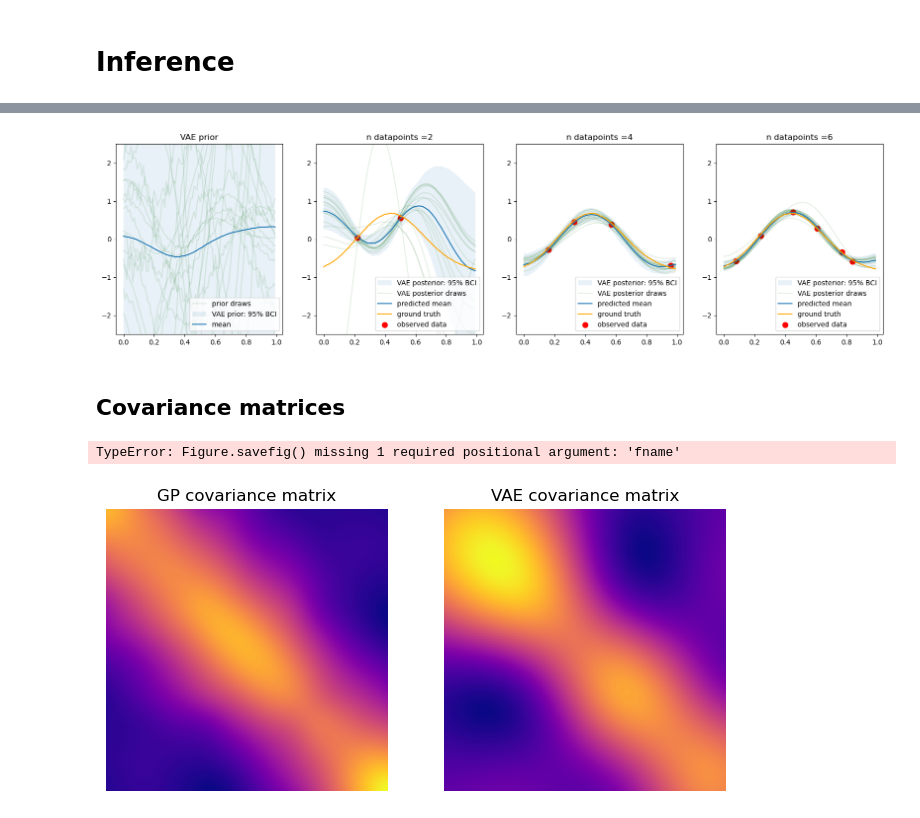
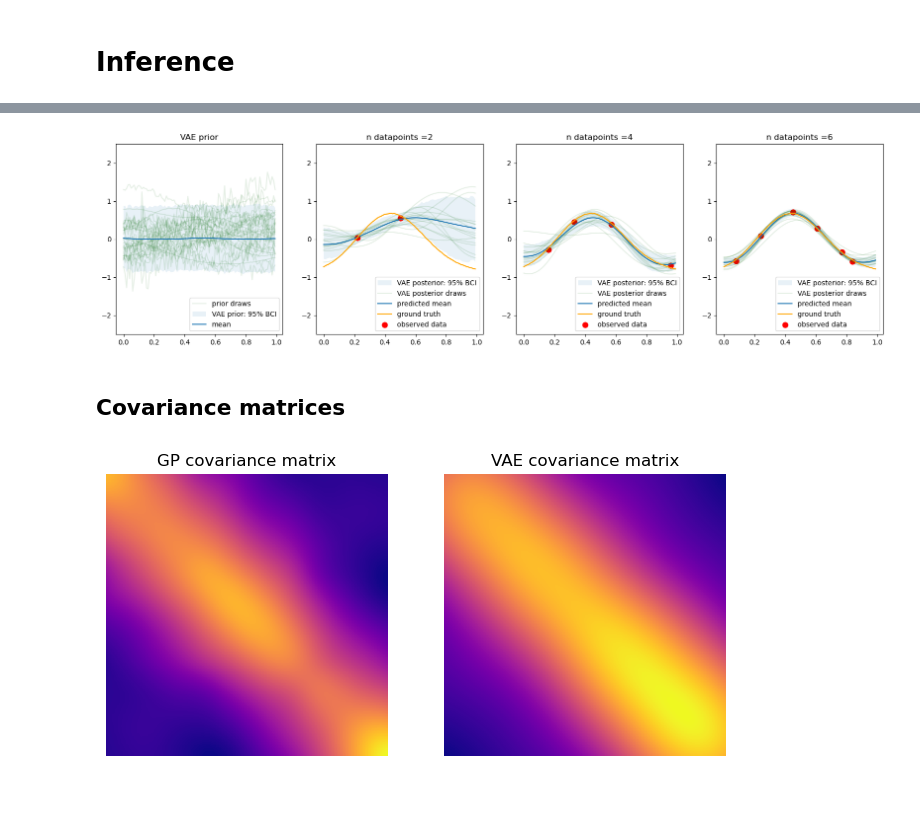
Before and after one commit to mtcairneyleeming/4yp, a Jupyter notebook: 02_PriorVAE_changed_training.ipynb, the cells around one changed output, grey strips where cells are left out. Saved outputs shown, nothing was run; the diff lists cells and outputs as text; code cells hidden in the pictures.

Commit message:
Some fixes to 02 alt training for VAE due to randomness issues

```diff
--- a/02_PriorVAE_changed_training.ipynb
+++ b/02_PriorVAE_changed_training.ipynb
@@ -42,8 +42,8 @@ args.update({ # so we can use the definition of n to define x
     "num_epochs": 50,
     "learning_rate": 1.0e-3,
     "batch_size": 100,
-    "train_num_batches": 100,
-    "test_num_batches": 100,
+    "train_num_batches": 1000,
+    "test_num_batches": 1000,
 
     # MCMC parameters
     "num_warmup": 1000,
@@ -91,6 +91,8 @@ if not args["pretrained_vae"]:
 from reusable.vae import VAE
 from reusable.train_nn import TrainState, Metrics
 import optax
+
+rng_key, rng_key_init, rng_key_train = random.split(rng_key, 3)
 
 module = VAE(
     hidden_dim1=args["hidden_dim1"],
@@ -101,4 +103,4 @@ module = VAE(
 )
 params = module.init(rng_key, jnp.ones((args["n"],)))["params"]  # initialize parameters by passing a template image
 tx = optax.adam(args["learning_rate"])
-state = TrainState.create(apply_fn=module.apply, params=params, tx=tx, metrics=Metrics.empty())
+state = TrainState.create(apply_fn=module.apply, params=params, tx=tx, metrics=Metrics.empty(), key = rng_key_init)
@@ -126,25 +132,27 @@ def compute_metrics(*, state: TrainState, batch):
     return state
 # %%
 @jax.jit
-def training_step(state, batch):
+def training_step(state: TrainState, batch):
+    # note train_key is fixed for all iterations, we vary it here:
+    current_train_key = jax.random.fold_in(key=state.key, data=state.step)
 
 
     def loss_fn(params):
         """A function, only of the parameters, that provides the loss on this given batch"""
 
         # will call the module with the batch
-        outputs = state.apply_fn({'params': params}, batch) # batch will contain just the function values
+        outputs = state.apply_fn({'params': params}, batch, training=True, rngs={"train_latent_dist": current_train_key}) # batch will contain just the function values
         loss = calculate_loss(*outputs)
 
         return loss
 
     grad_fn = jax.grad(loss_fn)
     grads = grad_fn(state.params)
-    state = state.apply_gradients(grads=grads)
+    state = state.apply_gradients(grads=grads) # increments state.step, so rng key fold_in does change
     return state
 # %%
 if not args["pretrained_vae"]:
-
+    start = time.time()
     metrics_history = {'train_loss': [],
                    'train_accuracy': [],
                    'test_loss': [],
@@ -154,6 +162,7 @@ if not args["pretrained_vae"]:
 
     for i in range(args["num_epochs"]):
         # note this is a different indexing scheme to the Flax tutorial
+
 
         for j in range(args["train_num_batches"]):
 
@@ -175,12 +184,14 @@ if not args["pretrained_vae"]:
         for metric,value in test_state.metrics.compute().items():
             metrics_history[f'test_{metric}'].append(value)
 
-        print(f"train epoch: {(i+1) }, "
-            f"loss: {metrics_history['train_loss'][-1]}, "
-            #f"accuracy: {metrics_history['train_accuracy'][-1] * 100}"
-            )
-        print(f"test epoch: {(i+1)}, "
-            f"loss: {metrics_history['test_loss'][-1]}, "
-            #f"accuracy: {metrics_history['test_accuracy'][-1] * 100}"
-            )
+        if i % 10 ==0:
+            print(f"train epoch: {(i+1) }, "
+                f"loss: {metrics_history['train_loss'][-1]}, "
+                #f"accuracy: {metrics_history['train_accuracy'][-1] * 100}"
+                )
+            print(f"test epoch: {(i+1)}, "
+                f"loss: {metrics_history['test_loss'][-1]}, "
+                #f"accuracy: {metrics_history['test_accuracy'][-1] * 100}"
+                )
+    print(f"Done, in {time.time()-start}s ")
 # %% [output]
@@ -372,39 +360,38 @@ MCMC elapsed time: 21.0406494140625
 from plotting.plots import compare_inference_steps
 
 
-compare_inference_steps(args["x"], ground_truth, x_obs_lst, y_obs_lst, prior_predictions, predictions_lst, title="VAE", save_path="gen_plots/01_inference_steps.png")
+compare_inference_steps(args["x"], ground_truth, x_obs_lst, y_obs_lst, prior_predictions, predictions_lst, title="VAE", save_path="gen_plots/02_inference_steps.png")
 # %% [output]
-[figure, old version]
+[figure, new version]
 # %% [markdown]
 ## Covariance matrices
 # %%
 from plotting.plots import plot_cov_mat
 import matplotlib.pyplot as plt
 
 rng_key, rng_key_predict = random.split(random.PRNGKey(6))
 
 gp_predictive = Predictive(OneDGP, num_samples=100)
 gp_draws = gp_predictive(rng_key_predict, x=args["x"], gp_kernel = args["gp_kernel"], jitter=1e-5)['y']
 gp_draws = gp_draws[~jnp.isnan(gp_draws).any(axis=1), :]
 
 vae_predictive = Predictive(vae_sample, num_samples=100)
 
 vae_draws = vae_predictive(
     rng_key_predict,
     hidden_dim1=args["hidden_dim1"],
     hidden_dim2=args["hidden_dim2"],
     latent_dim=args["latent_dim"],
     out_dim=args["n"],
     decoder_params=args["decoder_params"],
 )["f"]
 #vae_draws[~np.isnan(gp_draws).any(axis=1), :]
 
 
 
 fig, axs = plt.subplots(nrows=1, ncols=2, figsize = (8,4))
 
 plot_cov_mat(gp_draws, "GP covariance matrix", axs[0])
-plot_cov_mat(vae_draws, "CVAE covariance matrix", axs[1])
+plot_cov_mat(vae_draws, "VAE covariance matrix", axs[1])
 # %% [output]
-TypeError: Figure.savefig() missing 1 required positional argument: 'fname'
-[figure, old version]
+[figure, new version]
```
Also changed, not shown: parts of 6 cells of this notebook, 2 other files.
